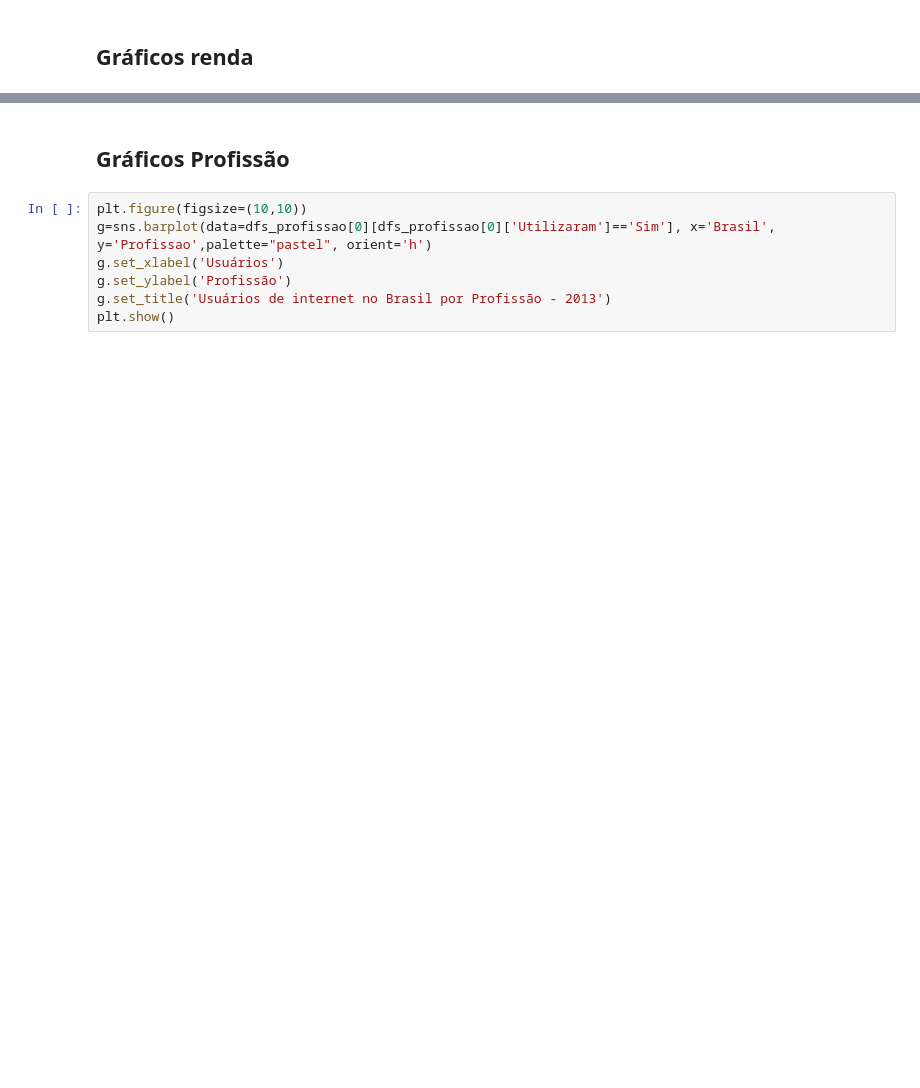
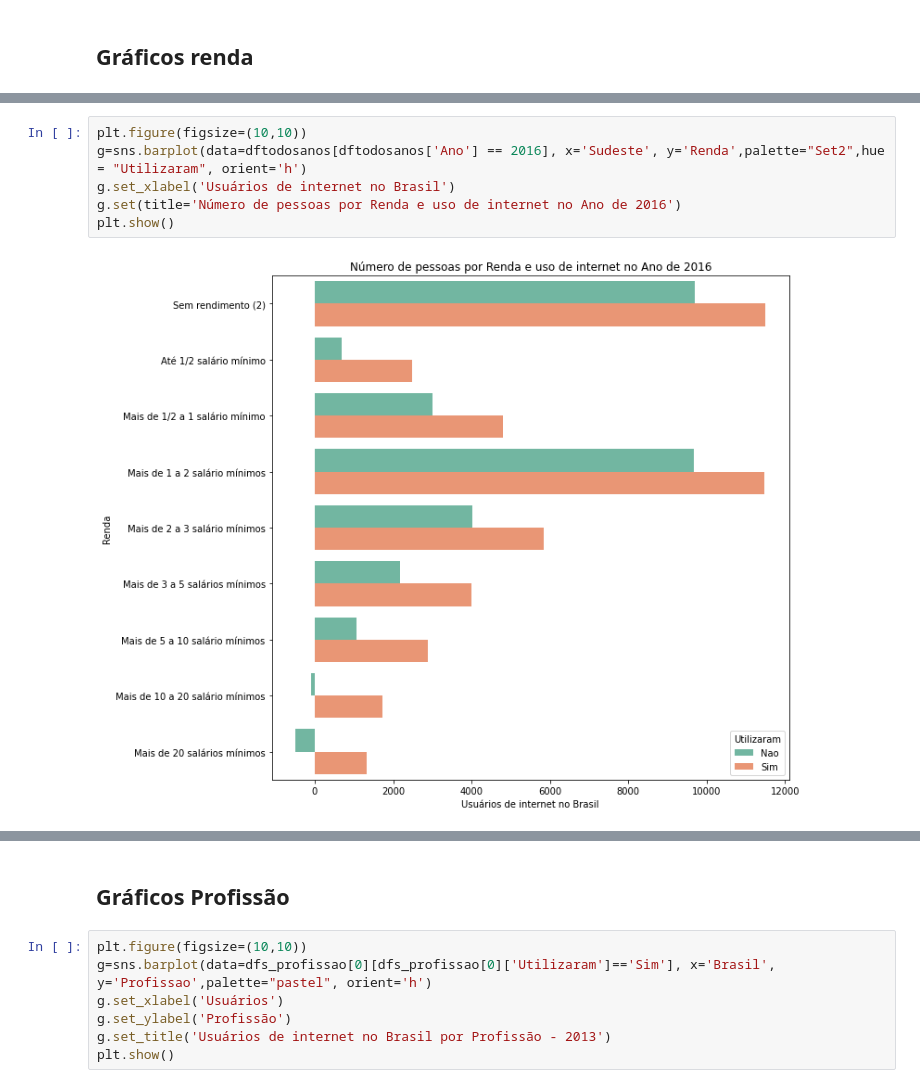
Before and after one commit to saulo-miranda/Projeto-CCF425-Acesso-a-internet-e-posse-de-celular, a Jupyter notebook: TPDADOS_pt2.ipynb, the cells around one changed output, grey strips where cells are left out. Saved outputs shown, nothing was run; the diff lists cells and outputs as text; blank space fills up the shorter version.

```diff
--- a/TPDADOS_pt2.ipynb
+++ b/TPDADOS_pt2.ipynb
@@ -1514,0 +1815,8 @@ plt.show()
+# %%
+plt.figure(figsize=(10,10))
+g=sns.barplot(data=dftodosanos[dftodosanos['Ano'] == 2016], x='Sudeste', y='Renda',palette="Set2",hue = "Utilizaram", orient='h')
+g.set_xlabel('Usuários de internet no Brasil')
+g.set(title='Número de pessoas por Renda e uso de internet no Ano de 2016')
+plt.show()
+# %% [output]
+[figure, added]
```
Also changed, not shown: parts of 64 cells of this notebook.
